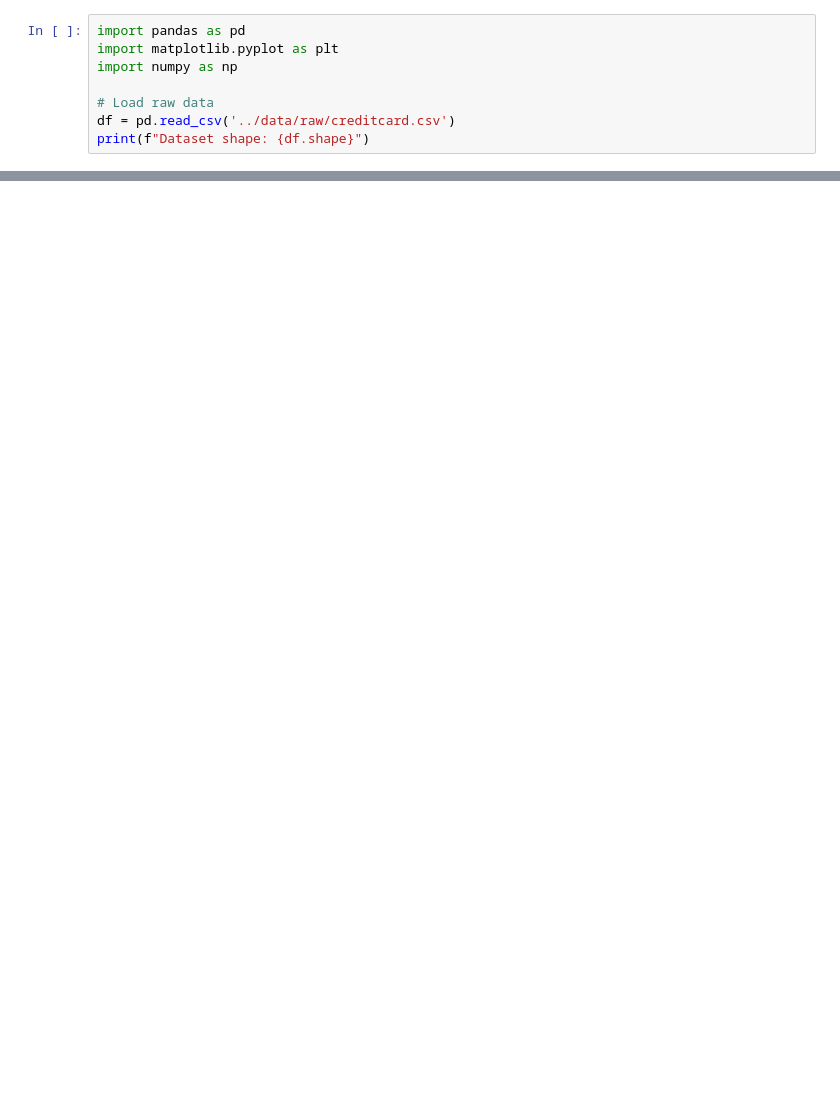
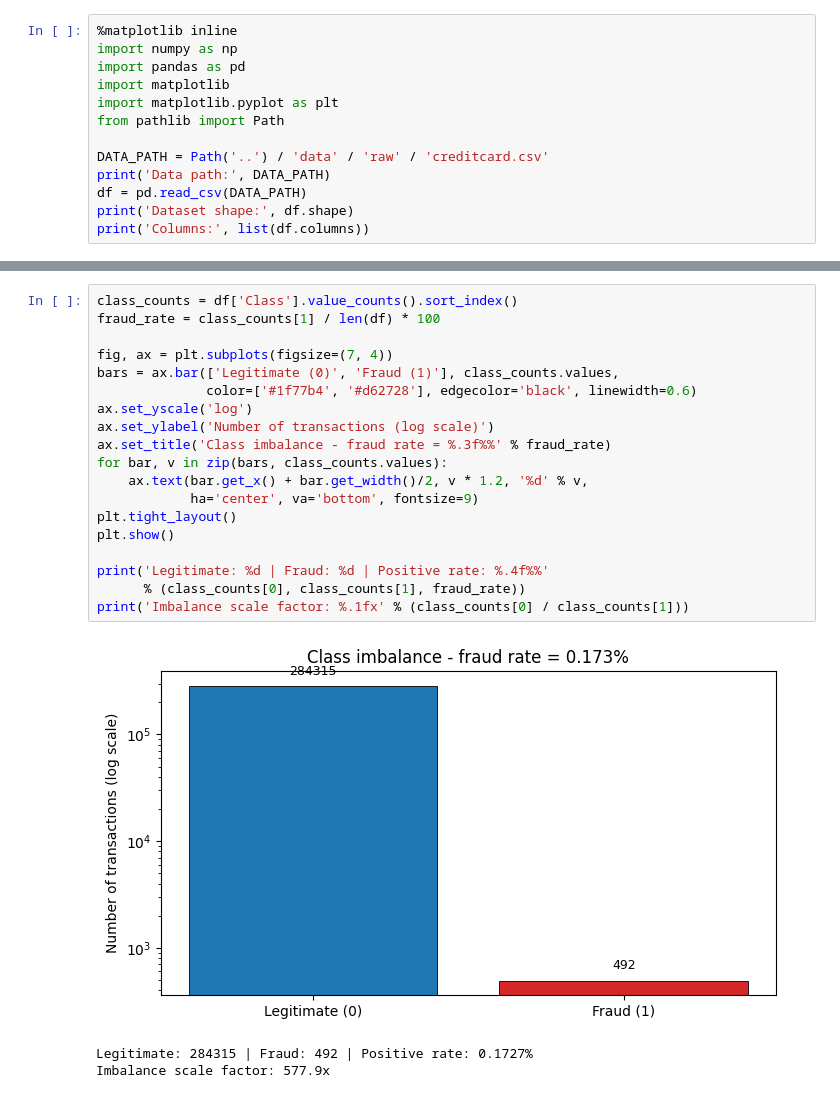
Before and after one commit to leonardo28dias/fraud-detection-platform, a Jupyter notebook: notebooks/01_exploratory_data_analysis.ipynb, the cells around one changed output, grey strips where cells are left out. Drawn from its saved outputs; the diff is of its cells as text; blank space fills up the shorter version.

```diff
--- a/notebooks/01_exploratory_data_analysis.ipynb
+++ b/notebooks/01_exploratory_data_analysis.ipynb
@@ -4,8 +12,13 @@ The goal of this notebook is to understand the severe class imbalance, investiga
 # %%
+%matplotlib inline
+import numpy as np
 import pandas as pd
+import matplotlib
 import matplotlib.pyplot as plt
-import numpy as np
+from pathlib import Path
 
-# Load raw data
-df = pd.read_csv('../data/raw/creditcard.csv')
-print(f"Dataset shape: {df.shape}")
+DATA_PATH = Path('..') / 'data' / 'raw' / 'creditcard.csv'
+print('Data path:', DATA_PATH)
+df = pd.read_csv(DATA_PATH)
+print('Dataset shape:', df.shape)
+print('Columns:', list(df.columns))
@@ -25 +47,24 @@ NameError: name 'df' is not defined
+# %%
+class_counts = df['Class'].value_counts().sort_index()
+fraud_rate = class_counts[1] / len(df) * 100
+
+fig, ax = plt.subplots(figsize=(7, 4))
+bars = ax.bar(['Legitimate (0)', 'Fraud (1)'], class_counts.values,
+              color=['#1f77b4', '#d62728'], edgecolor='black', linewidth=0.6)
+ax.set_yscale('log')
+ax.set_ylabel('Number of transactions (log scale)')
+ax.set_title('Class imbalance - fraud rate = %.3f%%' % fraud_rate)
+for bar, v in zip(bars, class_counts.values):
+    ax.text(bar.get_x() + bar.get_width()/2, v * 1.2, '%d' % v,
+            ha='center', va='bottom', fontsize=9)
+plt.tight_layout()
+plt.show()
+
+print('Legitimate: %d | Fraud: %d | Positive rate: %.4f%%'
+      % (class_counts[0], class_counts[1], fraud_rate))
+print('Imbalance scale factor: %.1fx' % (class_counts[0] / class_counts[1]))
+# %% [output]
+[figure, added]
+Legitimate: 284315 | Fraud: 492 | Positive rate: 0.1727%
+Imbalance scale factor: 577.9x
 # %%
```
Also changed, not shown: parts of 10 cells of this notebook, 35 other files.
